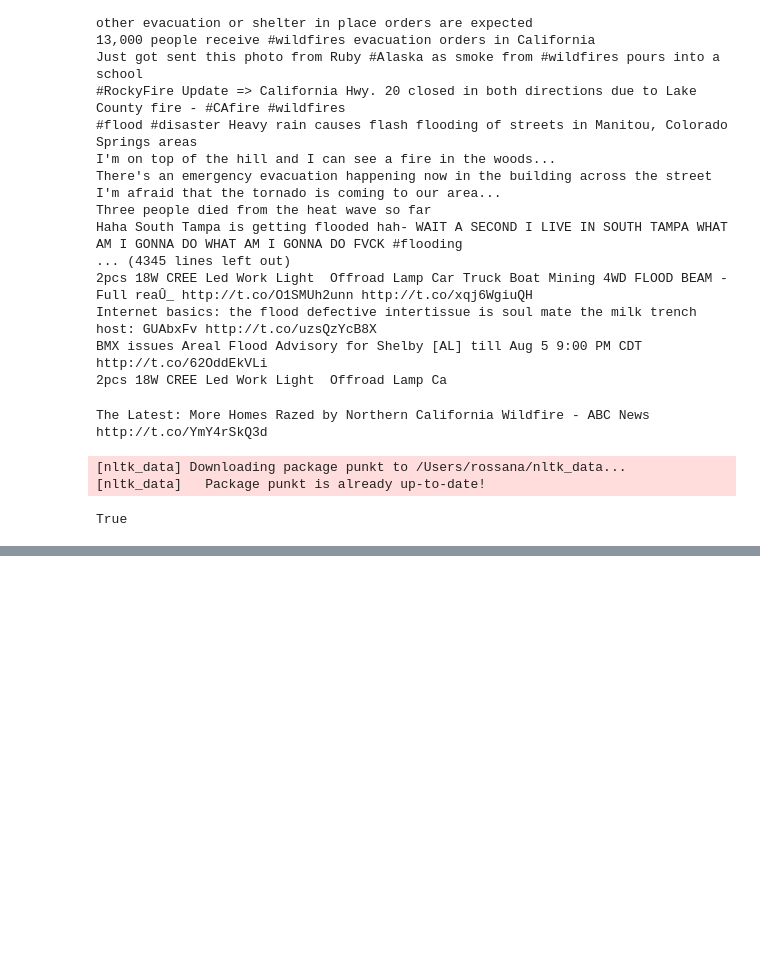
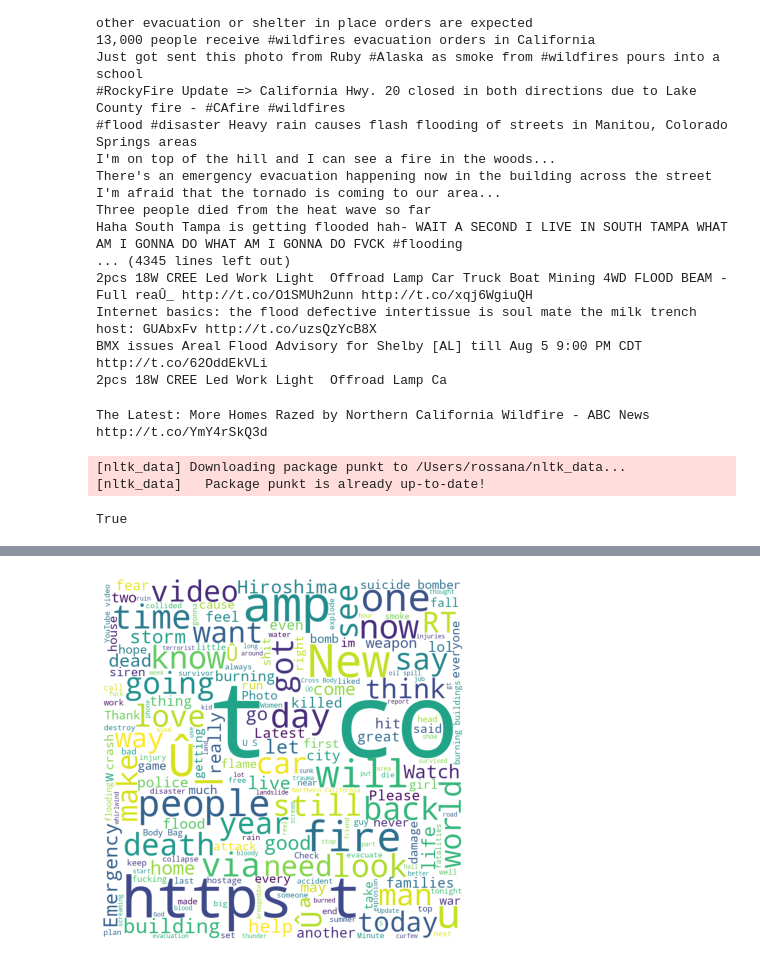
Before and after one commit to Rossana-code/Pandas-for-data-analysis-course, a Jupyter notebook: Twit words barchart.ipynb, the cells around one changed output, grey strips where cells are left out. Saved outputs shown, nothing was run; the diff lists cells and outputs as text; code cells hidden in the pictures; blank space fills up the shorter version.

```diff
--- a/Twit words barchart.ipynb
+++ b/Twit words barchart.ipynb
@@ -109,0 +115,15 @@ plt.show()
+# %%
+# Create a wordcloud
+
+wordcloud = WordCloud(width = 800, height = 800,
+                background_color ='white',
+                min_font_size = 10).generate(all_text)
+
+# Afficher le nuage de mots
+plt.figure(figsize = (8, 5), facecolor = None)
+plt.imshow(wordcloud)
+plt.axis("off")
+plt.tight_layout(pad = 0)
+plt.show()
+# %% [output]
+[figure, added]
```
Also changed, not shown: parts of 9 cells of this notebook, 4 other files.
